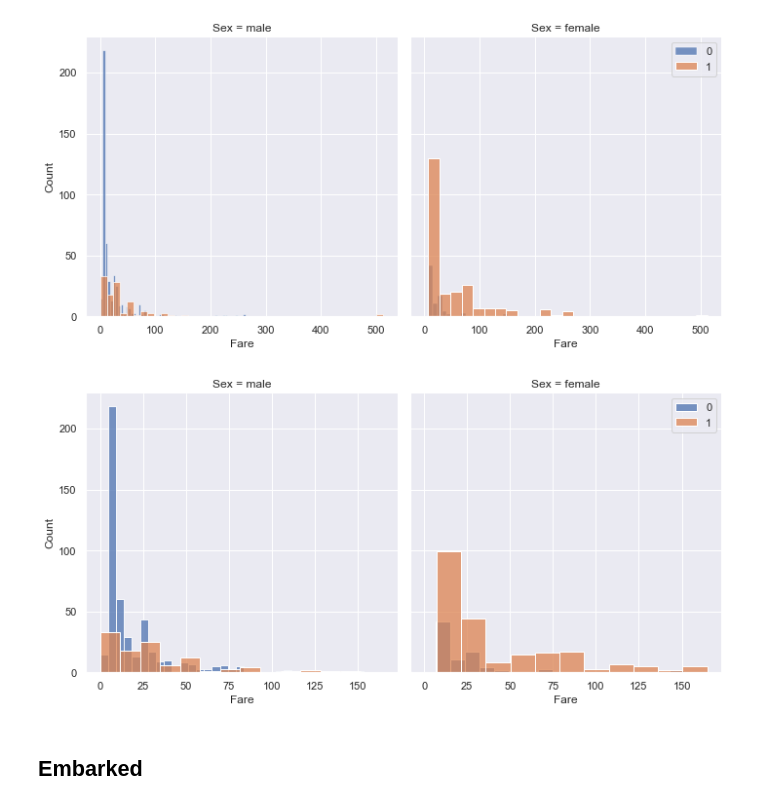
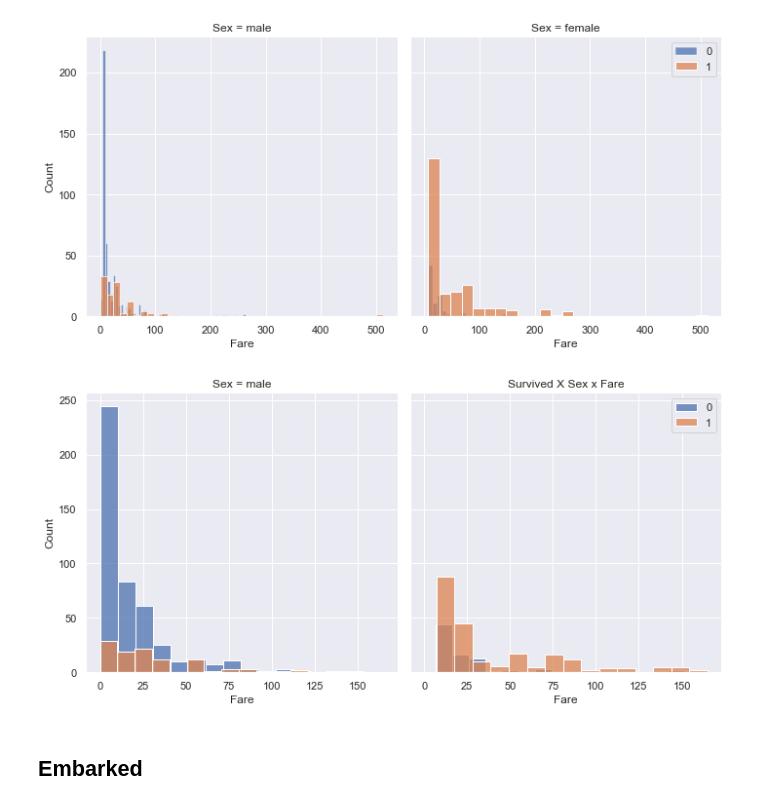
Before and after one commit to IvaStival/DataScience, a Jupyter notebook: Binahki/Challenge_01/code/titanic_analysis_review.ipynb, the cells around one changed output. Drawn from its saved outputs; the diff is of its cells as text; code cells hidden in the pictures.

```diff
--- a/Binahki/Challenge_01/code/titanic_analysis_review.ipynb
+++ b/Binahki/Challenge_01/code/titanic_analysis_review.ipynb
@@ -238,12 +240,16 @@ plt.show()
 # %%
 # EXISTS SOME VALUES THAT ARE MUCH HIGH, I WILL PLOT WITHOUT THIS VALUES TO SEE THE DISTRIBUTION
 # PEOPLE THAT PAY LESS THAN 30 HAVE A GREATEST AMOUNT OF DEATH, AND LESS THAN 10 HAVE THE GREATEST MAJORITY OF DEATH
+
 grid = sns.FacetGrid(data=df_train.loc[df_train["Fare"] < 200], col="Sex", hue="Survived", height=5)
-grid.map(sns.histplot, "Fare")
+grid.map(sns.histplot, "Fare", bins=15)
+plt.title("Survived X Sex x Fare")
 plt.legend()
+
+
 plt.show()
 # %% [output]
-[figure, old version]
+[figure, new version]
 # %% [markdown]
 ## Embarked
 # %%
```
Also changed, not shown: parts of 2 cells of this notebook, 11 other files.
